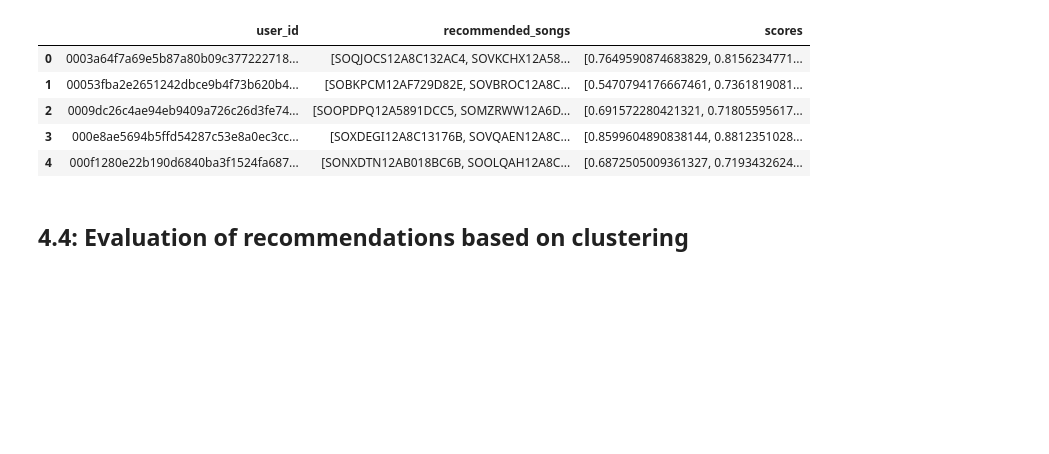
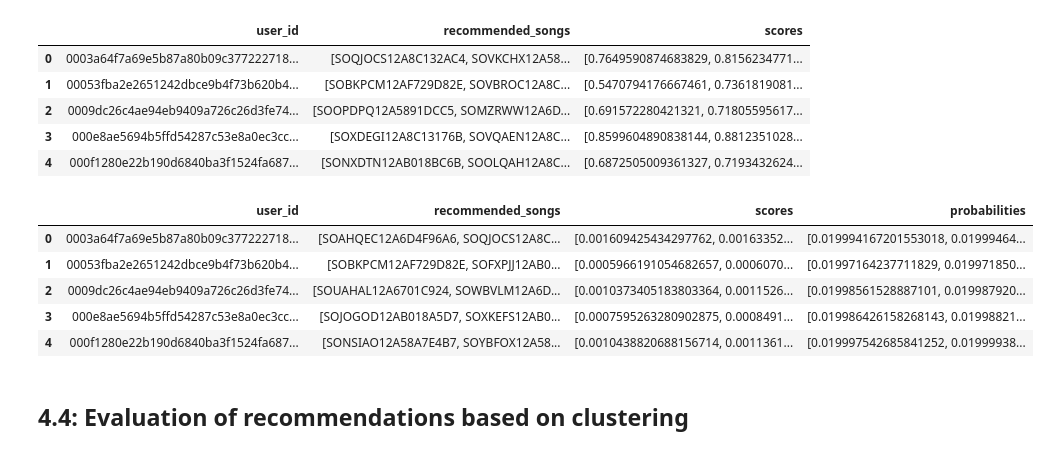
Before and after one commit to JasminThari/Music-Recommender-System, a Jupyter notebook: ExplainerNotebook.ipynb, the cells around one changed output. Saved outputs shown, nothing was run; the diff lists cells and outputs as text; code cells hidden in the pictures; blank space fills up the shorter version.

```diff
--- a/ExplainerNotebook.ipynb
+++ b/ExplainerNotebook.ipynb
@@ -1312,7 +1324,7 @@ def recommend_songs_centroid_based(cluster_ratio_user,
 
             # Compute distances between centroid and all songs in the cluster using scipy's cdist
             try:
-                distances = cdist(song_vectors, centroid.reshape(1, -1), metric='euclidean').flatten() # cosine
+                distances = cdist(song_vectors, centroid.reshape(1, -1), metric='cosine').flatten()
             except Exception as e:
                 print(f"Error computing distances for user {user_id} in cluster {cluster_id}: {e}")
                 unallocated_songs_needed += num_songs
@@ -1405,3 +1417,19 @@ recommendations_df.head()
 | 2 | 0009dc26c4ae94eb9409a726c26d3fe74... | [SOOPDPQ12A5891DCC5, SOMZRWW12A6D... | [0.691572280421321, 0.71805595617... |
 | 3 | 000e8ae5694b5ffd54287c53e8a0ec3cc... | [SOXDEGI12A8C13176B, SOVQAEN12A8C... | [0.8599604890838144, 0.8812351028... |
 | 4 | 000f1280e22b190d6840ba3f1524fa687... | [SONXDTN12AB018BC6B, SOOLQAH12A8C... | [0.6872505009361327, 0.7193432624... |
+# %%
+def softmax(scores):
+    scores_exp = np.exp(scores - np.max(scores))  # Stability trick to prevent overflow
+    return scores_exp / scores_exp.sum()
+
+# Apply softmax row-wise
+recommendations_df['probabilities'] = recommendations_df['scores'].apply(lambda x: softmax(np.array(x)))
+# %%
+recommendations_df.head()
+# %% [output]
+|  | user_id | recommended_songs | scores | probabilities |
+| 0 | 0003a64f7a69e5b87a80b09c377222718... | [SOAHQEC12A6D4F96A6, SOQJOCS12A8C... | [0.001609425434297762, 0.00163352... | [0.019994167201553018, 0.01999464... |
+| 1 | 00053fba2e2651242dbce9b4f73b620b4... | [SOBKPCM12AF729D82E, SOFXPJJ12AB0... | [0.0005966191054682657, 0.0006070... | [0.01997164237711829, 0.019971850... |
+| 2 | 0009dc26c4ae94eb9409a726c26d3fe74... | [SOUAHAL12A6701C924, SOWBVLM12A6D... | [0.0010373405183803364, 0.0011526... | [0.01998561528887101, 0.019987920... |
+| 3 | 000e8ae5694b5ffd54287c53e8a0ec3cc... | [SOJOGOD12AB018A5D7, SOXKEFS12AB0... | [0.0007595263280902875, 0.0008491... | [0.019986426158268143, 0.01998821... |
+| 4 | 000f1280e22b190d6840ba3f1524fa687... | [SONSIAO12A58A7E4B7, SOYBFOX12A58... | [0.0010438820688156714, 0.0011361... | [0.019997542685841252, 0.01999938... |
```
Also changed, not shown: parts of 19 cells of this notebook, 1 other file.
